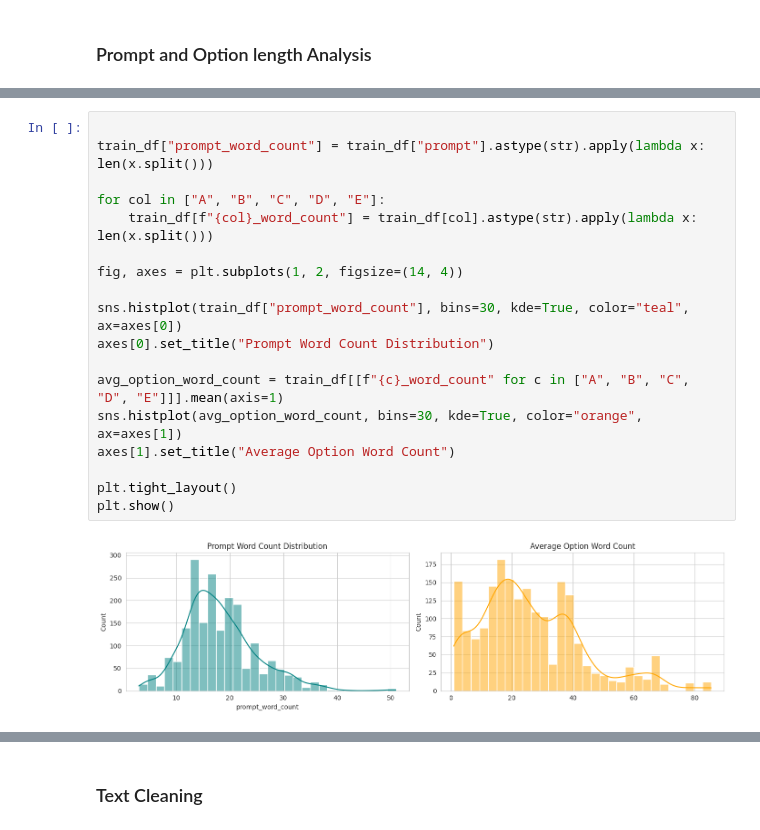
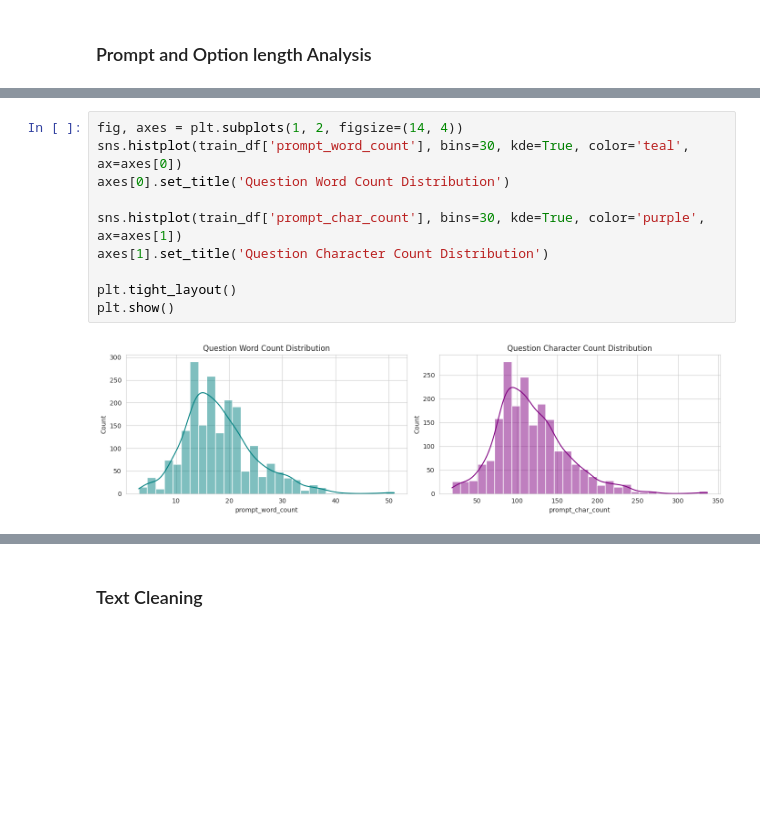
Before and after one commit to Hariom9991/dl-24f1000881-notebook-t22026, a Jupyter notebook: kaggle_notebook.ipynb, the cells around one changed output, grey strips where cells are left out. Cells and saved outputs as stored; diff of their text form; blank space fills up the shorter version.

```diff
--- a/kaggle_notebook.ipynb
+++ b/kaggle_notebook.ipynb
@@ -230,20 +264,12 @@ Name: count, dtype: int64
 # %%
+fig, axes = plt.subplots(1, 2, figsize=(14, 4))
+sns.histplot(train_df['prompt_word_count'], bins=30, kde=True, color='teal', ax=axes[0])
+axes[0].set_title('Question Word Count Distribution')
 
-train_df["prompt_word_count"] = train_df["prompt"].astype(str).apply(lambda x: len(x.split()))
-
-for col in ["A", "B", "C", "D", "E"]:
-    train_df[f"{col}_word_count"] = train_df[col].astype(str).apply(lambda x: len(x.split()))
-
-fig, axes = plt.subplots(1, 2, figsize=(14, 4))
-
-sns.histplot(train_df["prompt_word_count"], bins=30, kde=True, color="teal", ax=axes[0])
-axes[0].set_title("Prompt Word Count Distribution")
-
-avg_option_word_count = train_df[[f"{c}_word_count" for c in ["A", "B", "C", "D", "E"]]].mean(axis=1)
-sns.histplot(avg_option_word_count, bins=30, kde=True, color="orange", ax=axes[1])
-axes[1].set_title("Average Option Word Count")
+sns.histplot(train_df['prompt_char_count'], bins=30, kde=True, color='purple', ax=axes[1])
+axes[1].set_title('Question Character Count Distribution')
 
 plt.tight_layout()
 plt.show()
 # %% [output]
-[figure, old version]
+[figure, new version]
```
Also changed, not shown: parts of 18 cells of this notebook, 1 other file.
